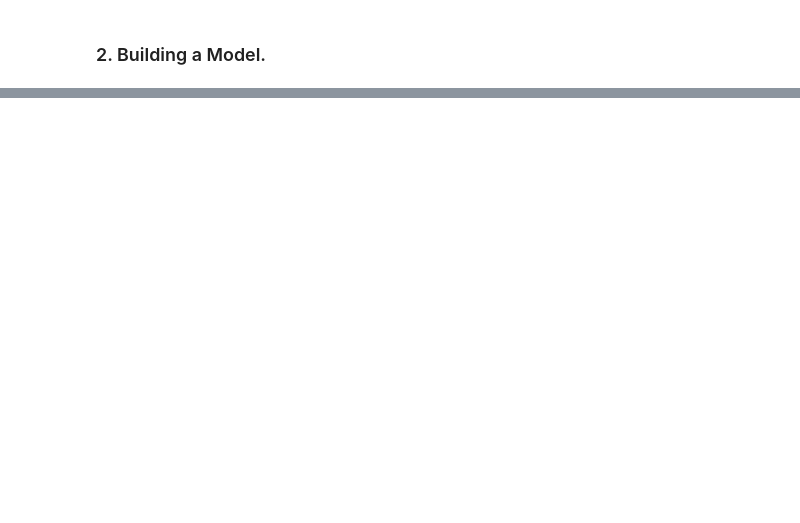
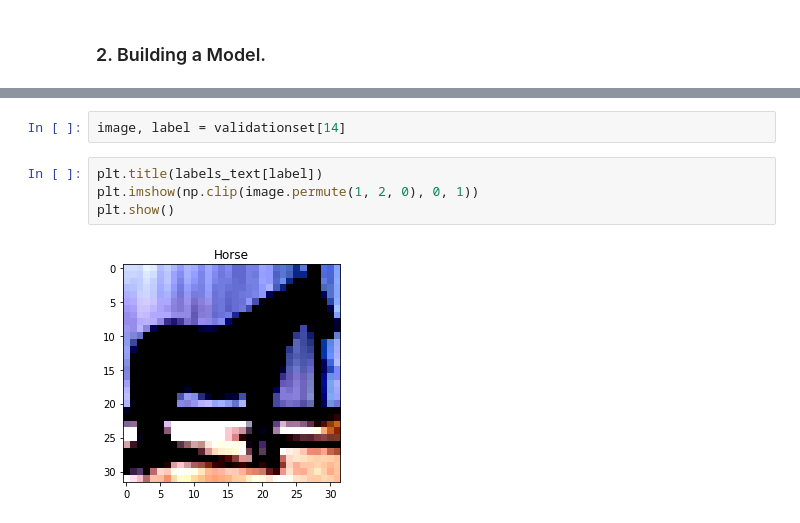
Before and after one commit to DanisAlukaev/Security-and-Interpretability-ML, a Jupyter notebook: Assignment 1/Solution.ipynb, the cells around one changed output, grey strips where cells are left out. Cells and saved outputs as stored; diff of their text form; blank space fills up the shorter version.

```diff
--- a/Assignment 1/Solution.ipynb
+++ b/Assignment 1/Solution.ipynb
@@ -320,0 +390,8 @@ The model has reached 87.23% of weighted accuracy.
+# %%
+image, label = validationset[14]
+# %%
+plt.title(labels_text[label])
+plt.imshow(np.clip(image.permute(1, 2, 0), 0, 1))
+plt.show()
+# %% [output]
+[figure, added]
```
Also changed, not shown: parts of 45 cells of this notebook.
